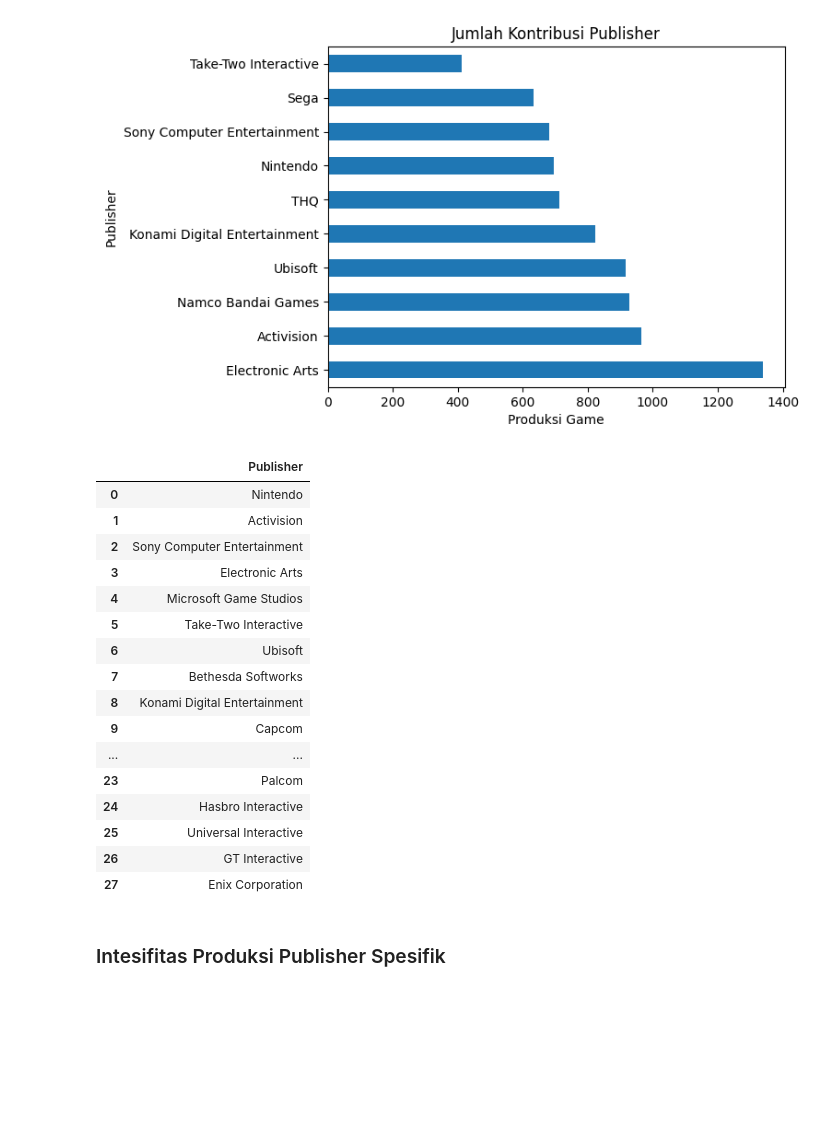
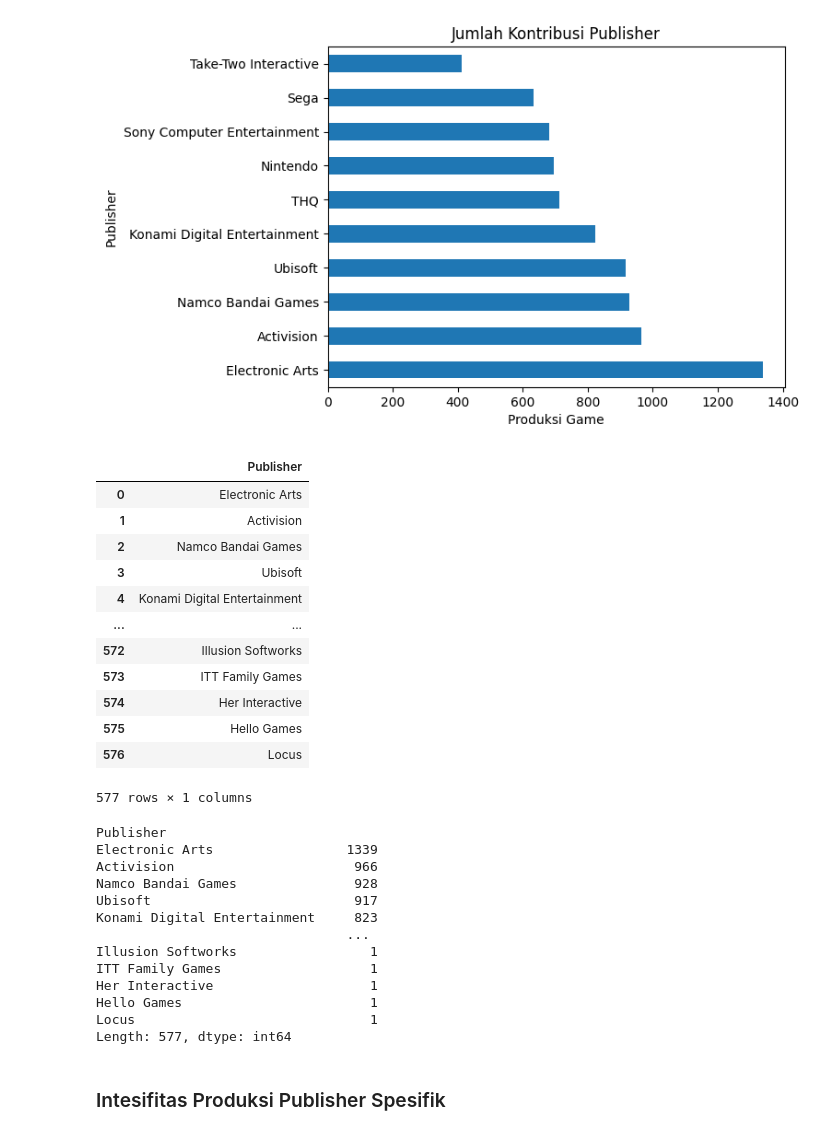
Before and after one commit to Astha47/Tugas-Besar-Analisis-Data-Kelompok-8, a Jupyter notebook: Main.ipynb, the cells around one changed output. Cells and saved outputs as stored; diff of their text form; code cells hidden in the pictures; blank space fills up the shorter version.

```diff
--- a/Main.ipynb
+++ b/Main.ipynb
@@ -402,36 +402,48 @@ Text(0, 0.5, 'Publisher')
 # %%
 #creating publisher list
 
 # LOADER
 
-sorted_publisher = sample.value_counts("Publisher")
+sorted_publisher = data.value_counts("Publisher")
 
 input_data_publisher = {}
 input_data_publisher["Publisher"] = ["a" for i in range(len(sorted_publisher))]
 
 for j in range(len(sorted_publisher)):
     input_data_publisher["Publisher"][j] = sorted_publisher.index[j]
 list_publisher = pd.DataFrame(data=input_data_publisher)
 
 list_publisher
 # %% [output]
 |  | Publisher |
-| 0 | Nintendo |
+| 0 | Electronic Arts |
 | 1 | Activision |
-| 2 | Sony Computer Entertainment |
-| 3 | Electronic Arts |
-| 4 | Microsoft Game Studios |
-| 5 | Take-Two Interactive |
-| 6 | Ubisoft |
-| 7 | Bethesda Softworks |
-| 8 | Konami Digital Entertainment |
-| 9 | Capcom |
+| 2 | Namco Bandai Games |
+| 3 | Ubisoft |
+| 4 | Konami Digital Entertainment |
 | ... | ... |
-| 23 | Palcom |
-| 24 | Hasbro Interactive |
-| 25 | Universal Interactive |
-| 26 | GT Interactive |
-| 27 | Enix Corporation |
+| 572 | Illusion Softworks |
+| 573 | ITT Family Games |
+| 574 | Her Interactive |
+| 575 | Hello Games |
+| 576 | Locus |
+577 rows × 1 columns
+# %%
+sorted_publisher
+# %% [output]
+Publisher
+Electronic Arts                 1339
+Activision                       966
+Namco Bandai Games               928
+Ubisoft                          917
+Konami Digital Entertainment     823
+                                ...
+Illusion Softworks                 1
+ITT Family Games                   1
+Her Interactive                    1
+Hello Games                        1
+Locus                              1
+Length: 577, dtype: int64
 # %% [markdown]
 ### Intesifitas Produksi Publisher Spesifik
 # %%
```
Also changed, not shown: parts of 5 cells of this notebook.
